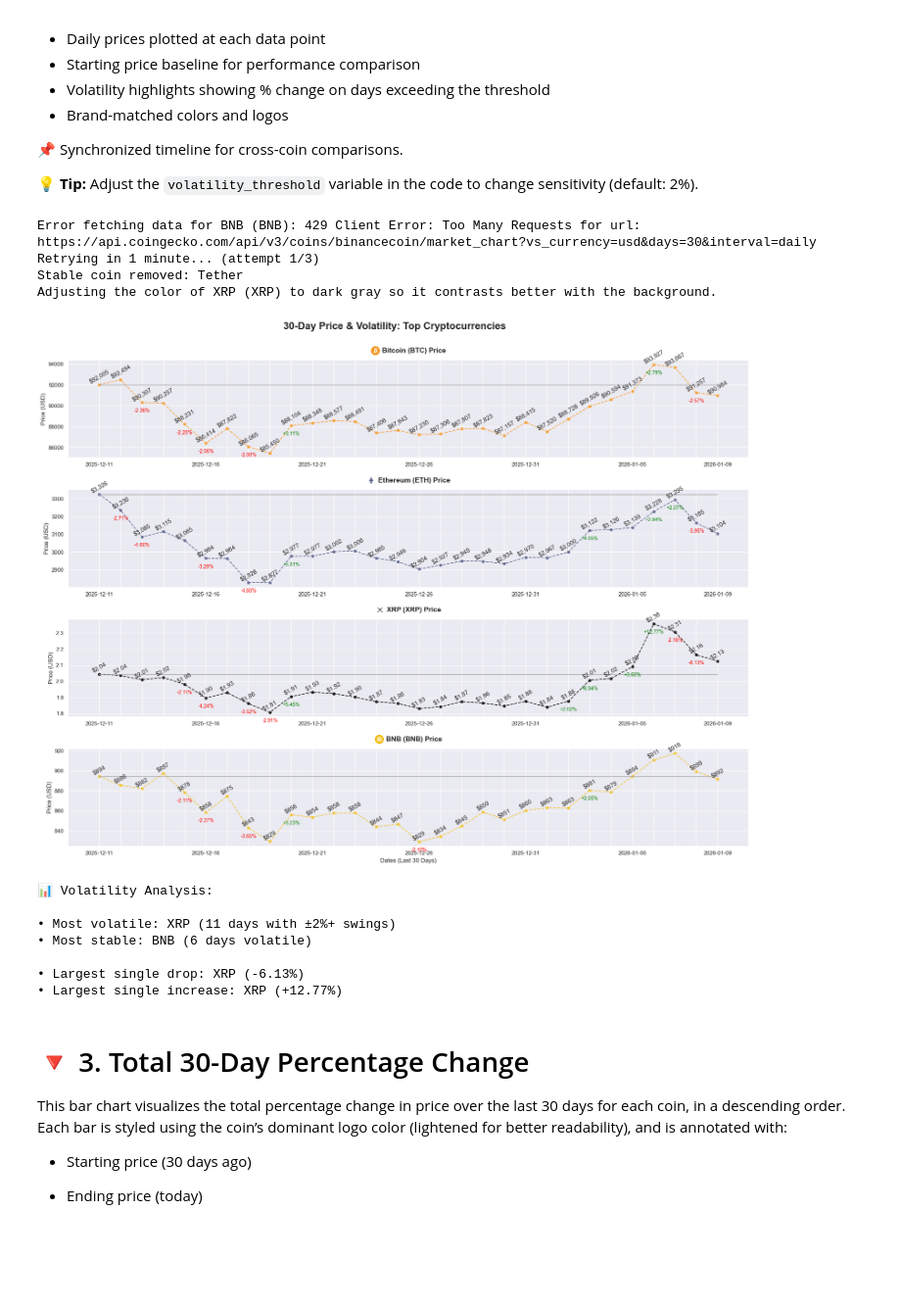
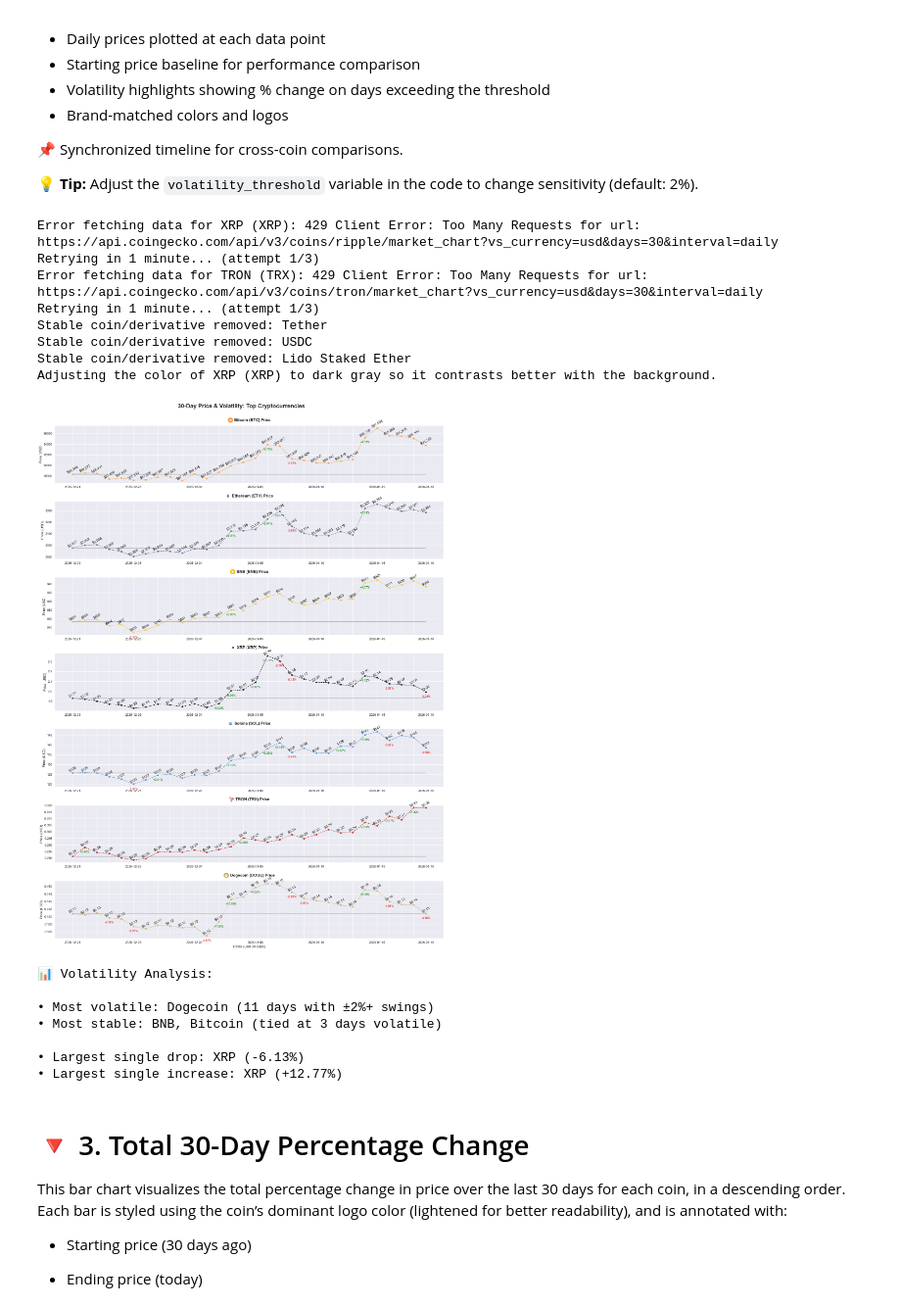
Before and after one commit to oganbayril/crypto-market-analyzer, a Jupyter notebook: crypto-market-analyzer.ipynb, the cells around one changed output. Shown at 98% size. Cells and saved outputs as stored; diff of their text form; code cells hidden in the pictures; blank space fills up the shorter version.

```diff
--- a/crypto-market-analyzer.ipynb
+++ b/crypto-market-analyzer.ipynb
@@ -17,7 +17,7 @@ import os
 import pandas as pd
 import matplotlib.pyplot as plt
 import matplotlib.image as mpimg
-from matplotlib.offsetbox import AnnotationBbox, OffsetImage, TextArea, HPacker
+from matplotlib.offsetbox import AnnotationBbox, OffsetImage, TextArea, HPacker, VPacker
 import time
 from datetime import datetime
 from PIL import Image
@@ -26,10 +26,12 @@ import numpy as np
 import seaborn as sns
 from matplotlib.colors import to_rgb
 
-top_n_coins_input = 5 # Number of top coins to fetch, based on market cap, you can change this value
-top_n_coins = min(50, max(1, top_n_coins_input)) # Limit to 50 coins, otherwise it will be too crowded and too slow, you can experiment with this value
+top_n_coins_input = 10 # Number of top coins to fetch, based on market cap, you can change this value
+# NOTE: Stablecoins are automatically filtered out, so actual displayed count on the graphs may be lower
 
-LOGOS_DIRECTORY = 'coin_logos' # Directory to save logos
+
+top_n_coins = min(15, max(1, top_n_coins_input)) # Limit to 15 coins, otherwise it will be too crowded and too slow
+LOGOS_DIRECTORY = 'coin_logos'
 
 if not os.path.exists(LOGOS_DIRECTORY):
     os.makedirs(LOGOS_DIRECTORY)
@@ -105,9 +107,6 @@ Track daily price movements alongside volatility patterns for each cryptocurrenc
 
 💡 **Tip:** Adjust the `volatility_threshold` variable in the code to change sensitivity (default: 2%).
 # %%
-if top_n_coins > 20:
-    print('Note: Loading more than 20 coins may take a while due to API limits.')
-
 def get_dominant_color(image_path):
     img = Image.open(image_path).convert('RGBA')
     img = img.resize((50, 50))  # Resize to reduce noise
@@ -229,18 +228,19 @@ cv = std_prices / mean_prices
 
 # Coins with extremely low 30-day price variation — assumed to be stablecoins
 stablecoins = cv[cv < 0.01].index
+derivatives = ['Lido Staked Ether'] # Add the derivatives manually since CV won't catch them
+stablecoins_and_derivatives = stablecoins.tolist() + derivatives
 
-stablecoins_df = df[df['name'].isin(stablecoins)] # Stablecoins dataframe, may use later
-df = df[~df['name'].isin(stablecoins)]
+stablecoins_df = df[df['name'].isin(stablecoins_and_derivatives)] # May use later
+df = df[~df['name'].isin(stablecoins_and_derivatives)]
 
-volatility_threshold = 2 # % threshold for daily movements to be recorded as volatile
+volatility_threshold = 2 # % Threshold for daily movements to be recorded as volatile
 volatility_dict = {}
 largest_single_drop = [[None, 0]]
 largest_single_increase = [[None, 0]]
 
-for name in stablecoins:
-    print(f"Stable coin removed: {name}")
-
+for name in stablecoins_and_derivatives:
+        print(f"Stable coin/derivative removed: {name}")
 
 unique_names = df['name'].unique()
 fig, axes = plt.subplots(len(unique_names), 1, figsize=(20, 4 * len(unique_names)), sharex=True)
@@ -311,36 +311,40 @@ for ax, name in zip(axes, unique_names):
                 frameon=False,
                 box_alignment=(0.5, 0)
             )
             ax.add_artist(ab)
         except Exception as e:
             print(f"Error adding logo/title for {display_name}: {e}. Using text title.")
             ax.set_title(title_text, fontsize=14, weight='bold', pad=20)
     else:
         print(f"Logo not found for {display_name}. Using text title.")
         ax.set_title(title_text, fontsize=14, weight='bold', pad=20)
 
     # Show every 5th date label to reduce crowding
     ax.tick_params(labelbottom=True, rotation=0)
     date_labels = ax.get_xticklabels()
     for i, label in enumerate(date_labels):
         if i % 5 != 0 and i != len(date_labels) - 1:
             label.set_visible(False)
 
     ax.set_ylabel('Price (USD)')
     ax.grid(True)
 
 plt.suptitle('30-Day Price & Volatility: Top Cryptocurrencies', fontsize=20, weight='bold')
 plt.xlabel('Dates (Last 30 Days)')
 
 plt.tight_layout(rect=[0, 0.03, 1, 0.98])
 
 plt.show()
 # %% [output]
-Error fetching data for BNB (BNB): 429 Client Error: Too Many Requests for url: https://api.coingecko.com/api/v3/coins/binancecoin/market_chart?vs_currency=usd&days=30&interval=daily
+Error fetching data for XRP (XRP): 429 Client Error: Too Many Requests for url: https://api.coingecko.com/api/v3/coins/ripple/market_chart?vs_currency=usd&days=30&interval=daily
 Retrying in 1 minute... (attempt 1/3)
-Stable coin removed: Tether
+Error fetching data for TRON (TRX): 429 Client Error: Too Many Requests for url: https://api.coingecko.com/api/v3/coins/tron/market_chart?vs_currency=usd&days=30&interval=daily
+Retrying in 1 minute... (attempt 1/3)
+Stable coin/derivative removed: Tether
+Stable coin/derivative removed: USDC
+Stable coin/derivative removed: Lido Staked Ether
 Adjusting the color of XRP (XRP) to dark gray so it contrasts better with the background.
-[figure, old version]
+[figure, new version]
 # %%
 volatility_series = pd.Series(volatility_dict).sort_values(ascending=False)
 
@@ -376,8 +380,8 @@ print(f"• Largest single increase: {largest_single_increase[0][0]} (+{largest_
 # %% [output]
 📊 Volatility Analysis:
 
-• Most volatile: XRP (11 days with ±2%+ swings)
-• Most stable: BNB (6 days volatile)
+• Most volatile: Dogecoin (11 days with ±2%+ swings)
+• Most stable: BNB, Bitcoin (tied at 3 days volatile)
 
 • Largest single drop: XRP (-6.13%)
 • Largest single increase: XRP (+12.77%)
```
Also changed, not shown: parts of 2 cells of this notebook.
